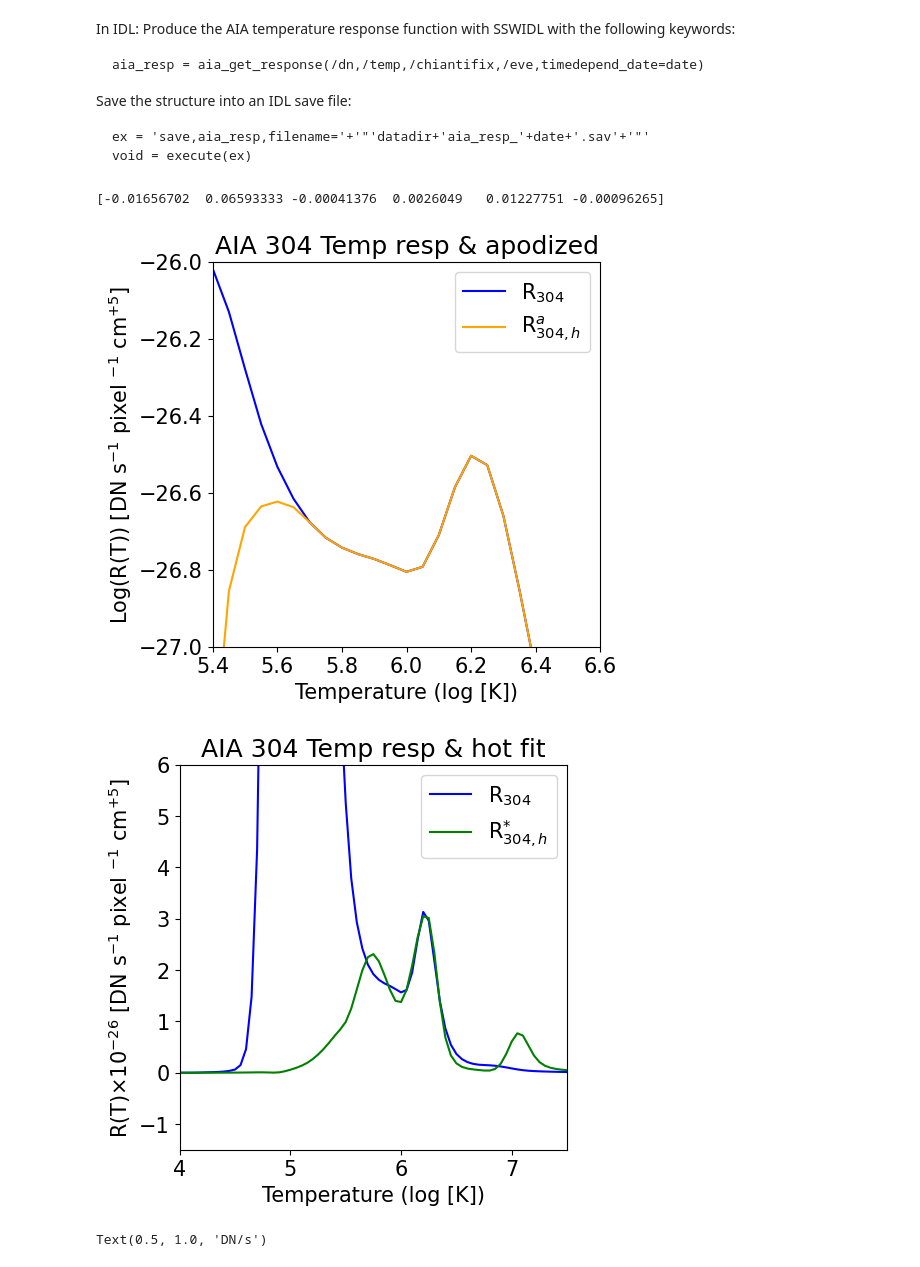
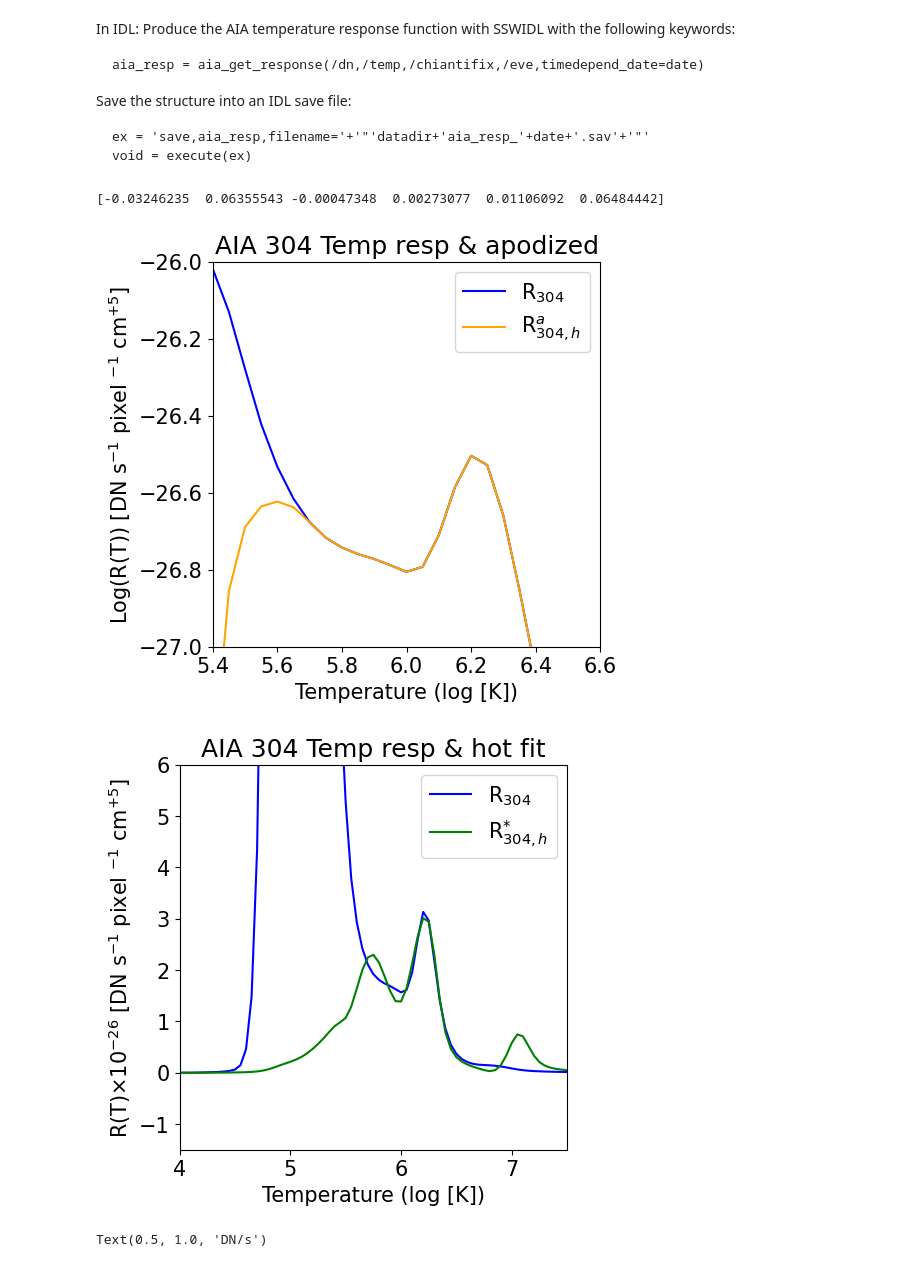
Before and after one commit to patrickantolin/Solar-Cool-Hot, a Jupyter notebook: RFit-method.ipynb, the cells around one changed output. Drawn from its saved outputs; the diff is of its cells as text; code cells hidden in the pictures.

Commit message:
RFit method

```diff
--- a/RFit-method.ipynb
+++ b/RFit-method.ipynb
@@ -90,12 +90,12 @@ def get_response(date):
     r335=r['aia_resp']['a335']
     out_335 = (r335[0]['logte'][0],r335[0]['tresp'][0])
 
-    return out_94,out_131,out_171,out_193,out_211,out_335,out_304
+    return out_94,out_131,out_171,out_193,out_211,out_304,out_335
 # %%
-def apodize_304_response(date,method,temp_zero,temp_cut,oplot):
+def apodize_304_response(date,temp_zero,temp_cut,oplot):
 
     r0= get_response(date)
-    r304_0= r0[6]
+    r304_0= r0[5]
     r304_0 = np.array(r304_0)
 
     logT = r304_0[0]
@@ -163,7 +163,7 @@ def residual( coeffs, hotbands, rep304, flag, mywindow ):
 first_guess = np.array([0.0, 0.0, 1.0, 1.0, 0.0, 0.0])
 
 
-def get_hot_coeff_for_date(first_guess, date, method,
+def get_hot_coeff_for_date(first_guess, date,
                            mylogTc,
                            sigmawindow,
                            temp_zero,
@@ -172,13 +172,13 @@ def get_hot_coeff_for_date(first_guess, date, method,
                            oplot):
 
     allbands = get_response(date)
-    r304_0= allbands[6]
+    r304_0= allbands[5]
     r304_0 = np.array(r304_0)
     rep304_0=r304_0[1]
 
     hotbands = [ 1E27*np.array(allbands[j][1]) for j in [0,1,2,3,4,6] ]
 
-    r304 = apodize_304_response(date,method,temp_zero,temp_cut,oplot)
+    r304 = apodize_304_response(date,temp_zero,temp_cut,oplot)
 
     rep304 = 1E27*np.array(r304[1])
 
@@ -205,21 +205,20 @@ def get_hot_coeff_for_date(first_guess, date, method,
 # %%
 from scipy.optimize import leastsq
 mydate = date
 waveflag = [1,1,1,1,1,1]
-method=2
 mylogT=np.array([ 4.00000,4.05000,4.10000,4.15000,4.20000,4.25000,4.30000,4.35000,4.40000,4.45000,4.50000,4.55000,4.60000,4.65000,4.70000,4.75000,4.80000,4.85000,4.90000,4.95000,5.00000,5.05000,5.10000,5.15000,5.20000,5.25000,5.30000,5.35000,5.40000,5.45000,5.50000,5.55000,5.60000,5.65000,5.70000,5.75000,5.80000,5.85000,5.90000,5.95000,6.00000,6.05000,6.10000,6.15000,6.20000,6.25000,6.30000,6.35000,6.40000,6.45000,6.50000,6.55000,6.60000,6.65000,6.70000,6.75000,6.80000,6.85000,6.90000,6.95000,7.00000,7.05000,7.10000,7.15000,7.20000,7.25000,7.30000,7.35000,7.40000,7.45000,7.50000,7.55000,7.60000,7.65000,7.70000,7.75000,7.80000,7.85000,7.90000,7.95000,8.00000,8.05000,8.10000,8.15000,8.20000,8.25000,8.30000,8.35000,8.40000,8.45000,8.50000,8.55000,8.60000,8.65000,8.70000,8.75000,8.80000,8.85000,8.90000,8.95000,9.00000 ])
 mylogTc = 6.205
 temp_zero = 5.32
 temp_cut = 5.75
 sigmawindow = 1.0
 oplot = 1
-out=get_hot_coeff_for_date(first_guess,date,method,mylogTc,sigmawindow,temp_zero,temp_cut,waveflag,oplot)
+out=get_hot_coeff_for_date(first_guess,date,mylogTc,sigmawindow,temp_zero,temp_cut,waveflag,oplot)
 print(out[0])
 constants = out[0]
 # %% [output]
-[-0.01656702  0.06593333 -0.00041376  0.0026049   0.01227751 -0.00096265]
+[-0.03246235  0.06355543 -0.00047348  0.00273077  0.01106092  0.06484442]
 [figure]
-[figure, old version]
+[figure, new version]
 # %%
 # Calculate the hot and cool components of AIA 304 with RFit method:
 AIA304cool_min = np.zeros((data304.shape[0], data304.shape[1]))
```
